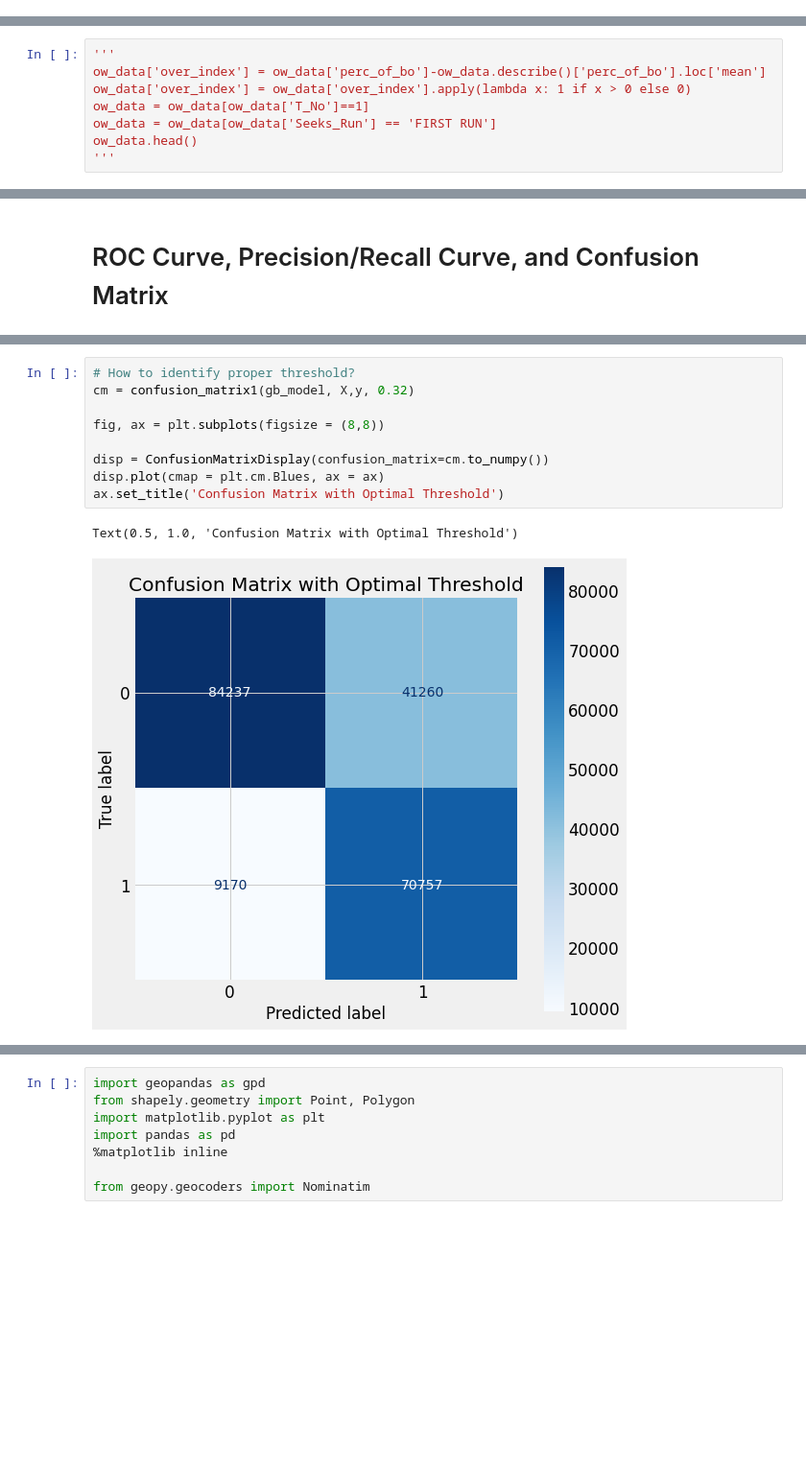
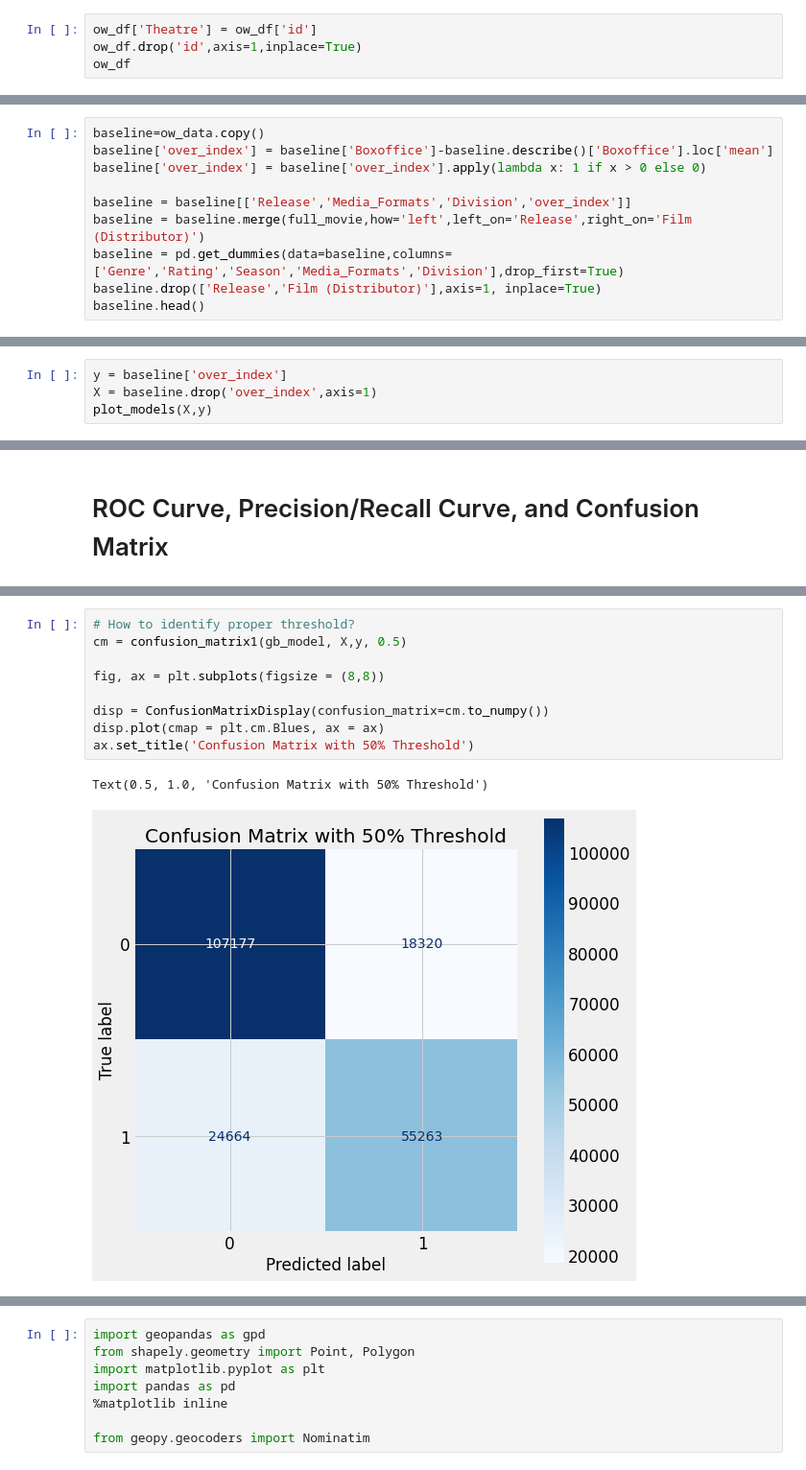
Before and after one commit to xazsanch/Identifiying-Over-and-Under-Performing-US-Movie-Theaters, a Jupyter notebook: over_under_theatres.ipynb, the cells around one changed output, grey strips where cells are left out. Shown at 96% size. Saved outputs shown, nothing was run; the diff lists cells and outputs as text; blank space fills up the shorter version.

```diff
--- a/over_under_theatres.ipynb
+++ b/over_under_theatres.ipynb
@@ -254,0 +293,4 @@ ow_df
+# %%
+ow_df['Theatre'] = ow_df['id']
+ow_df.drop('id',axis=1,inplace=True)
+ow_df
@@ -289,10 +345,2 @@ ow_data.head(1)
 # %% [markdown]
 # Baseline with average of entire data set, of all movies, all theatres, first 3 weeks
-# %%
-'''
-ow_data['over_index'] = ow_data['perc_of_bo']-ow_data.describe()['perc_of_bo'].loc['mean']
-ow_data['over_index'] = ow_data['over_index'].apply(lambda x: 1 if x > 0 else 0)
-ow_data = ow_data[ow_data['T_No']==1]
-ow_data = ow_data[ow_data['Seeks_Run'] == 'FIRST RUN']
-ow_data.head()
-'''
@@ -300,0 +347,10 @@ ow_data.head()
+# %%
+baseline=ow_data.copy()
+baseline['over_index'] = baseline['Boxoffice']-baseline.describe()['Boxoffice'].loc['mean']
+baseline['over_index'] = baseline['over_index'].apply(lambda x: 1 if x > 0 else 0)
+
+baseline = baseline[['Release','Media_Formats','Division','over_index']]
+baseline = baseline.merge(full_movie,how='left',left_on='Release',right_on='Film (Distributor)')
+baseline = pd.get_dummies(data=baseline,columns=['Genre','Rating','Season','Media_Formats','Division'],drop_first=True)
+baseline.drop(['Release','Film (Distributor)'],axis=1, inplace=True)
+baseline.head()
@@ -929,0 +1162,4 @@ GB: Recall Score - 0.7883
+# %%
+y = baseline['over_index']
+X = baseline.drop('over_index',axis=1)
+plot_models(X,y)
@@ -947,13 +1191,13 @@ plot_precision_recall(ax2, gb_df,gb_model)
 # %%
 # How to identify proper threshold?
-cm = confusion_matrix1(gb_model, X,y, 0.32)
+cm = confusion_matrix1(gb_model, X,y, 0.5)
 
 fig, ax = plt.subplots(figsize = (8,8))
 
 disp = ConfusionMatrixDisplay(confusion_matrix=cm.to_numpy())
 disp.plot(cmap = plt.cm.Blues, ax = ax)
-ax.set_title('Confusion Matrix with Optimal Threshold')
+ax.set_title('Confusion Matrix with 50% Threshold')
 # %% [output]
-Text(0.5, 1.0, 'Confusion Matrix with Optimal Threshold')
+Text(0.5, 1.0, 'Confusion Matrix with 50% Threshold')
-[figure, old version]
+[figure, new version]
 # %%
```
Also changed, not shown: parts of 61 cells of this notebook.
